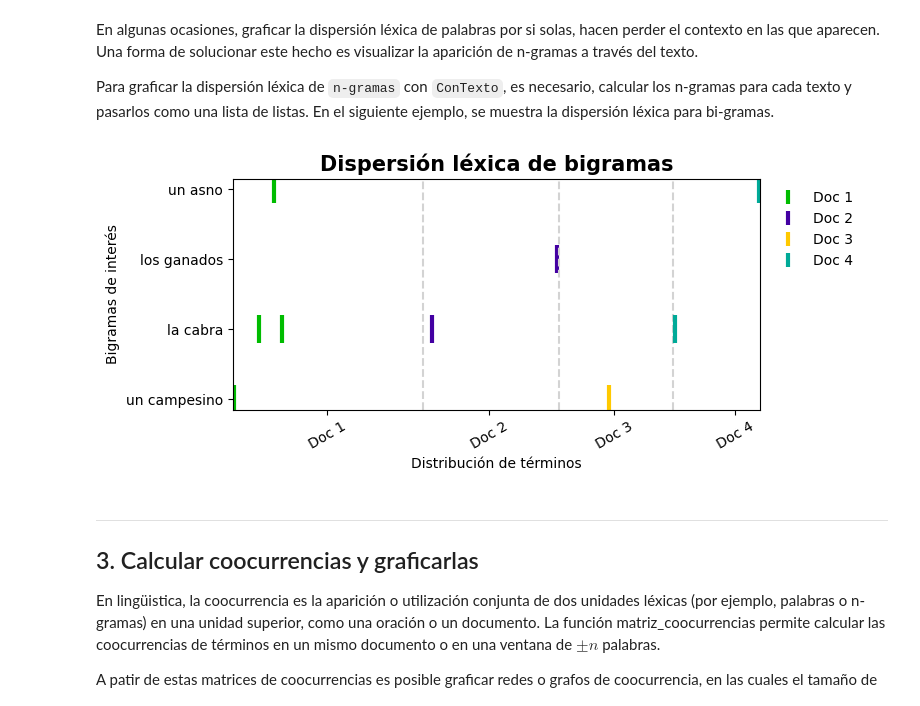
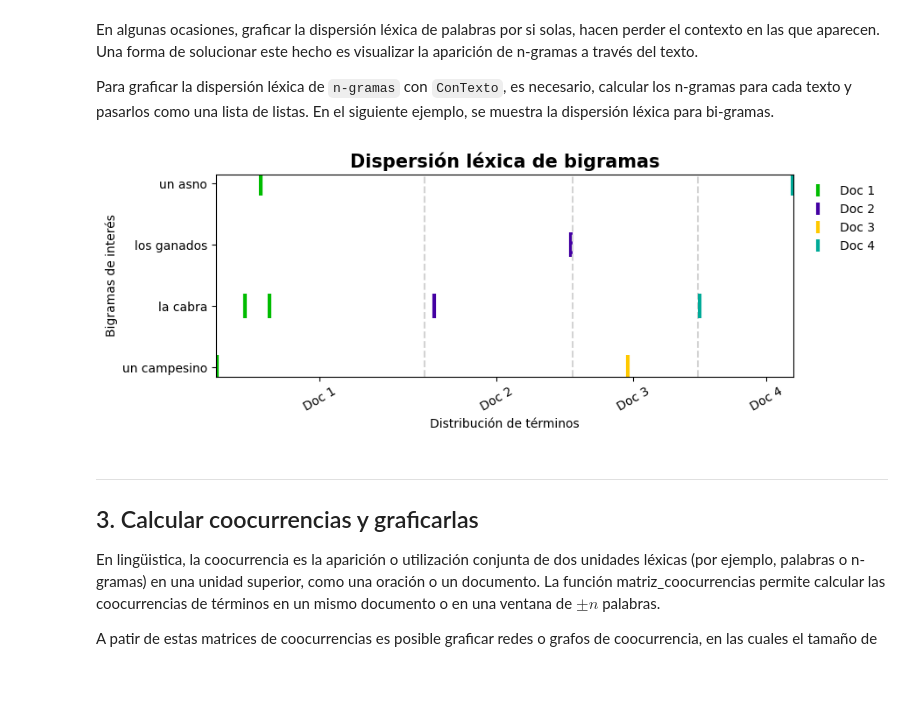
Before and after one commit to ucd-dnp/ConTexto, a Jupyter notebook: ejemplos/03_Exploración y visualización.ipynb, the cells around one changed output. Drawn from its saved outputs; the diff is of its cells as text; code cells hidden in the pictures; blank space fills up the shorter version.

```diff
--- a/ejemplos/03_Exploración y visualización.ipynb
+++ b/ejemplos/03_Exploración y visualización.ipynb
@@ -130,28 +130,28 @@ Para graficar la dispersión léxica de `n-gramas` con `ConTexto`, es necesario,
 # %%
 from contexto.limpieza import limpieza_basica
 
 # Diferentes textos en una lista
 textos = [
     'Un campesino alimentaba al mismo tiempo a la cabra y a un asno. La cabra, envidiosa porque su compañero estaba mejor atendido, le dio el siguiente consejo: - La noria y la carga hacen de tu vida un tormento interminable; simula una enfermedad y déjate caer en un foso, pues así te dejarán reposar.',
     'Al salir la cabra de su establo encargó a su hijo el cuidado de la casa, advirtiéndole el peligro de los animales que rondaban por los alrededores con intención de entrar a los establos y devorar los ganados.',
     'Bien sé que eres nuestro mayor adversario y que, imitando la voz de un campesino, pretendes entrar para devorarme. Puedes marcharte, odiado animal, que no seré yo quien te abra la puerta.',
     'la cabra robó un queso y, llevando su botín fue a saborearlo en la copa de un árbol. En estas circunstancias lo vio un asno muy astuto, y comenzó a adularlo con la intención de arrebatárselo.'
 ]
 
 # Limpieza basica para quitar signos de puntuación
 textos = [limpieza_basica(t) for t in textos]
 
 # Calculo de bigramas sobre el texto
 bigramas = [obtener_ngramas(t, 2) for t in textos]
 
 #bigramas de interés
 mis_bigramas = ['un campesino','la cabra', 'los ganados', 'un asno']
 
 #graficar la dispersión de bigramas
 graficar_dispersion(bigramas, mis_bigramas, titulo = 'Dispersión léxica de bigramas',
-                    dim_figura=(8,3), eje_y = "Bigramas de interés")
+                    dim_figura=(10,3), eje_y = "Bigramas de interés")
 # %% [output]
-[figure, old version]
+[figure, new version]
 # %% [markdown]
 ---
 
```
Also changed, not shown: parts of 3 cells of this notebook.
